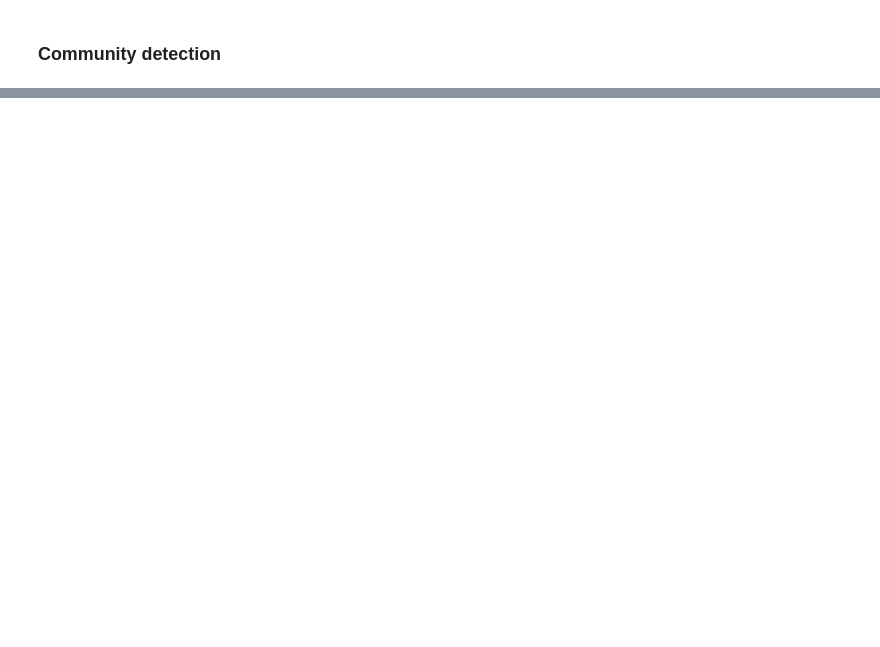
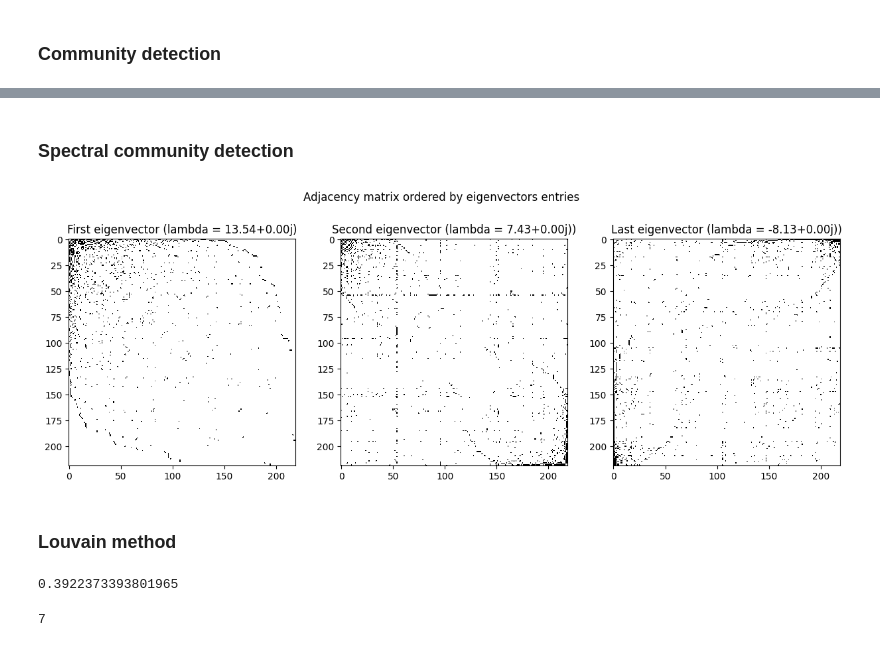
Before and after one commit to rik1599/advanced-data-science-2023, a Jupyter notebook: internet-industry-partnerships/internet-industry.partnership.ipynb, the cells around one changed output, grey strips where cells are left out. Cells and saved outputs as stored; diff of their text form; code cells hidden in the pictures; blank space fills up the shorter version.

Commit message:
louvain

```diff
--- a/internet-industry-partnerships/internet-industry.partnership.ipynb
+++ b/internet-industry-partnerships/internet-industry.partnership.ipynb
@@ -507,0 +566,39 @@ print(np.corrcoef(x,y)[0,1])
+# %% [markdown]
+### Spectral community detection
+# %%
+fig, (ax1, ax2, ax3) = plt.subplots(1, 3, figsize=(15, 5))
+#fig.suptitle('Adjacency matrix ordered by eigenvector')
+
+eigenvalues, eigenvectors = np.linalg.eig(A.todense())
+ordered_eigenvectors = eigenvectors[:, np.argsort(eigenvalues)[::-1]] # Order eigenvectors by eigenvalue
+
+# By first eigenvector
+ordered_nodes = sorted(G.nodes, key=lambda x: ordered_eigenvectors[x-1, 0]) # Order nodes by first eigenvector
+ordered_A = nx.adjacency_matrix(G, nodelist=ordered_nodes, dtype=np.int16)
+ax1.set_title(f'First eigenvector (lambda = {eigenvalues[np.argsort(eigenvalues)[::-1]][0]:.2f})')
+ax1.imshow(ordered_A.todense(), cmap=cmap)
+
+# By second eigenvector
+ordered_nodes = sorted(G.nodes, key=lambda x: ordered_eigenvectors[x-1, 1]) # Order nodes by second eigenvector
+ordered_A = nx.adjacency_matrix(G, nodelist=ordered_nodes, dtype=np.int16)
+ax2.set_title(f'Second eigenvector (lambda = {eigenvalues[np.argsort(eigenvalues)[::-1]][1]:.2f}))')
+ax2.imshow(ordered_A.todense(), cmap=cmap)
+
+# By last eigenvector
+ordered_nodes = sorted(G.nodes, key=lambda x: ordered_eigenvectors[x-1, -1]) # Order nodes by last eigenvector
+ordered_A = nx.adjacency_matrix(G, nodelist=ordered_nodes, dtype=np.int16)
+ax3.set_title(f'Last eigenvector (lambda = {eigenvalues[np.argsort(eigenvalues)[::-1]][-1]:.2f}))')
+ax3.imshow(ordered_A.todense(), cmap=cmap)
+
+fig.suptitle('Adjacency matrix ordered by eigenvectors entries')
+plt.show()
+# %% [output]
+[figure, added]
+# %% [markdown]
+### Louvain method
+# %%
+print(nx.community.modularity(G, nx.community.louvain_communities(G)))
+len(nx.community.louvain_communities(G))
+# %% [output]
+0.3922373393801965
+7
```
Also changed, not shown: parts of 13 cells of this notebook.
